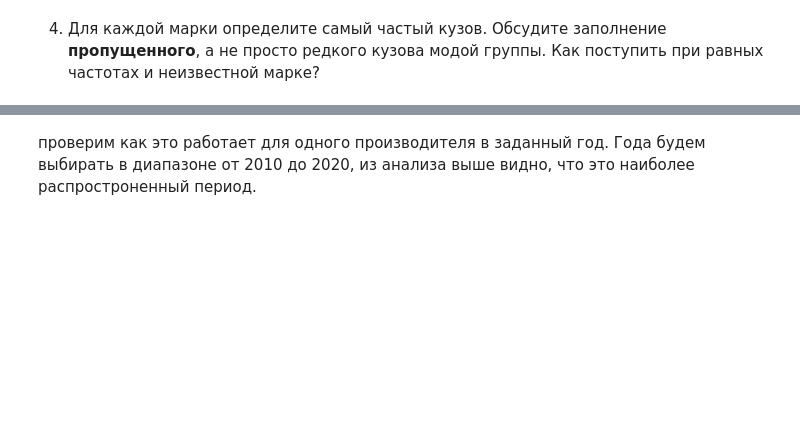
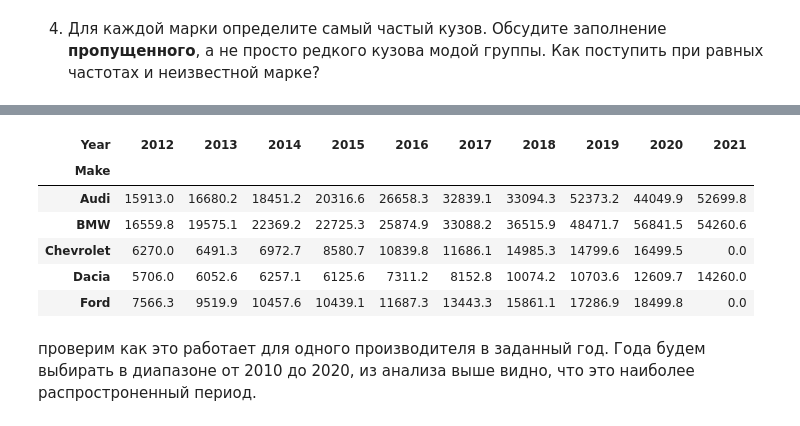
Before and after one commit to MVRonkin/BasicDataAnalysisCourse, a Jupyter notebook: Workshops/03_Pandas_сводный_анализ.ipynb, the cells around one changed output, grey strips where cells are left out. Saved outputs shown, nothing was run; the diff lists cells and outputs as text; code cells hidden in the pictures; blank space fills up the shorter version.

```diff
--- a/Workshops/03_Pandas_сводный_анализ.ipynb
+++ b/Workshops/03_Pandas_сводный_анализ.ipynb
@@ -616,10 +623,19 @@ $$\mathrm{MAE}=\frac{1}{N}\sum_{i=1}^{N}|y_i-\hat y|.$$
 # %%
 df_numeric_and_make = df[list(num_columns) + ['Make']]
 pivot_make = pd.pivot_table(df_numeric_and_make[['Make','Year','Price']],
                            index=['Make'],
                            columns='Year',
                            values='Price',  # явно указываем колонку для агрегации
                            aggfunc='mean')  # используем строку вместо np.mean для наглядности
+pivot_make.round(1).fillna(0).iloc[:,-10:].head(5)
+# %% [output]
+| Year | 2012 | 2013 | 2014 | 2015 | 2016 | 2017 | 2018 | 2019 | 2020 | 2021 |
+| Make |  |  |  |  |  |  |  |  |  |  |
+| Audi | 15913.0 | 16680.2 | 18451.2 | 20316.6 | 26658.3 | 32839.1 | 33094.3 | 52373.2 | 44049.9 | 52699.8 |
+| BMW | 16559.8 | 19575.1 | 22369.2 | 22725.3 | 25874.9 | 33088.2 | 36515.9 | 48471.7 | 56841.5 | 54260.6 |
+| Chevrolet | 6270.0 | 6491.3 | 6972.7 | 8580.7 | 10839.8 | 11686.1 | 14985.3 | 14799.6 | 16499.5 | 0.0 |
+| Dacia | 5706.0 | 6052.6 | 6257.1 | 6125.6 | 7311.2 | 8152.8 | 10074.2 | 10703.6 | 12609.7 | 14260.0 |
+| Ford | 7566.3 | 9519.9 | 10457.6 | 10439.1 | 11687.3 | 13443.3 | 15861.1 | 17286.9 | 18499.8 | 0.0 |
 # %% [markdown]
 проверим как это работает для одного производителя в заданный год. Года будем выбирать в диапазоне от 2010 до 2020, из анализа выше видно, что это наиболее распростроненный период.
 # %%
```
Also changed, not shown: parts of 17 cells of this notebook, 4 other files.
